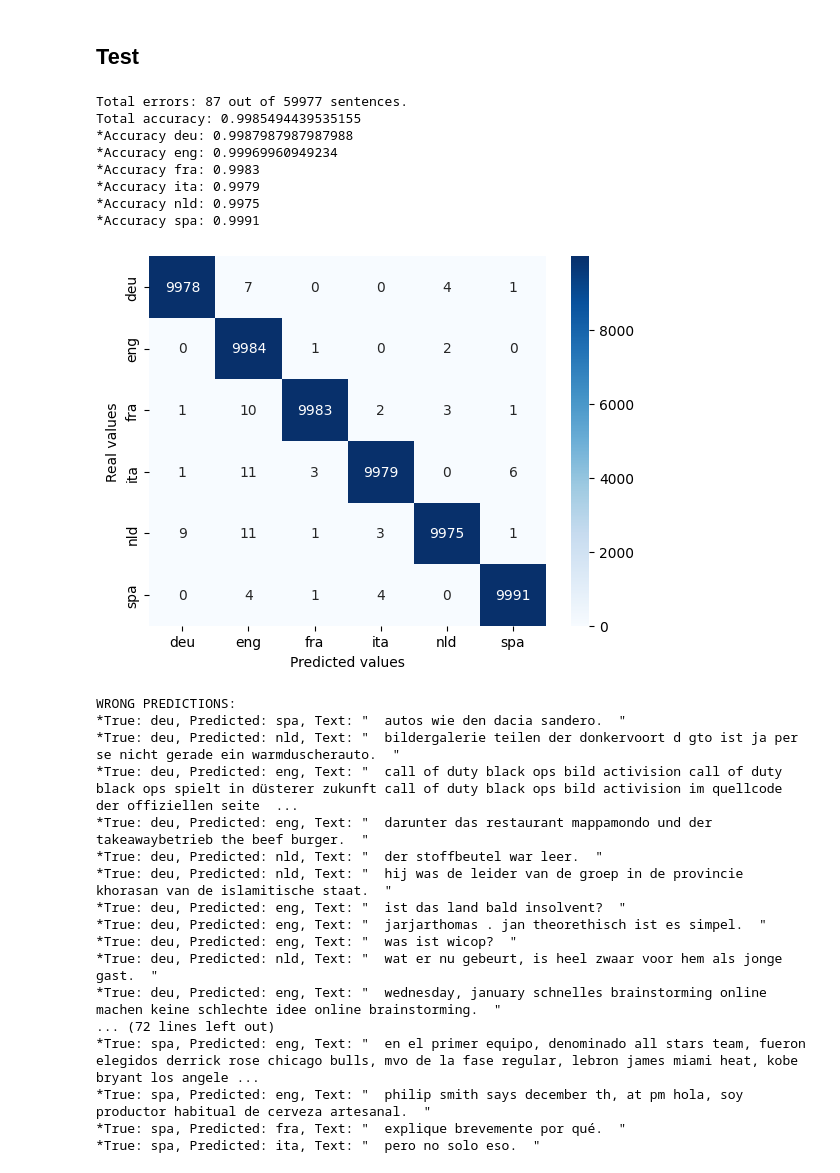
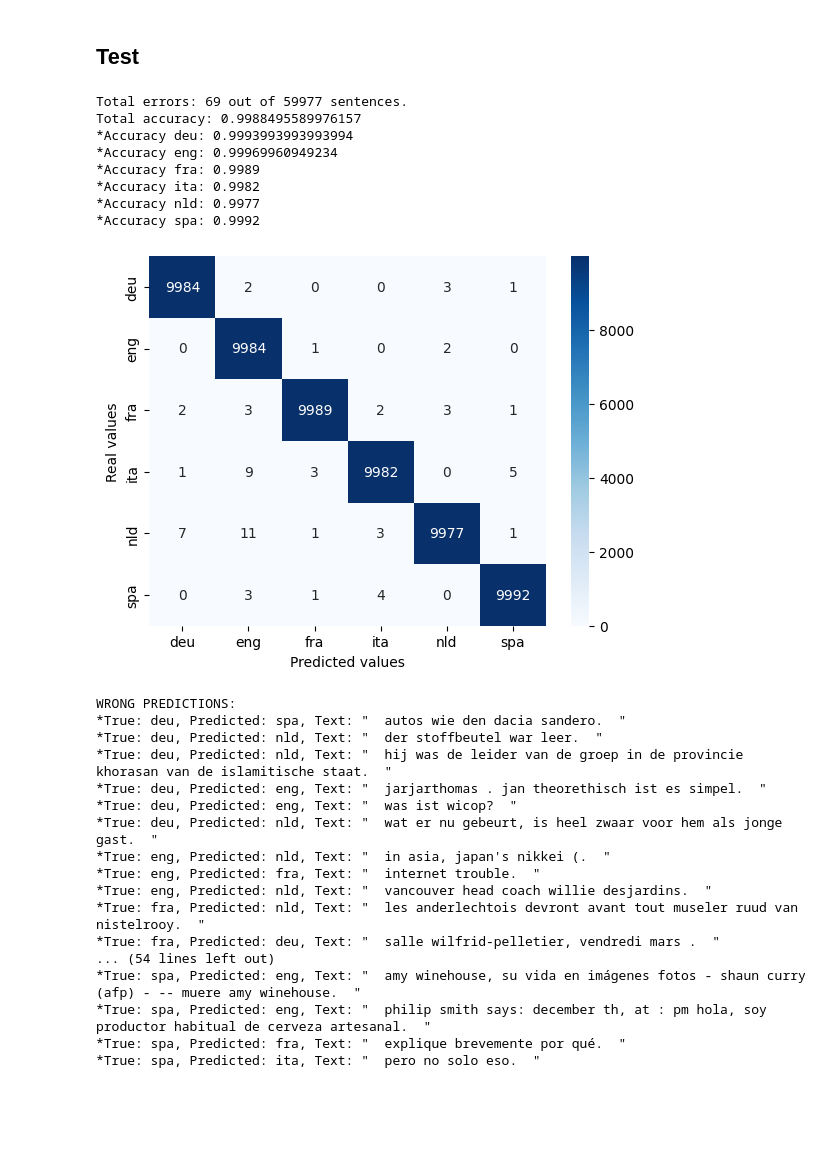
Before and after one commit to caiselvas/language-identification, a Jupyter notebook: main.ipynb, the cells around one changed output. Cells and saved outputs as stored; diff of their text form; code cells hidden in the pictures; blank space fills up the shorter version.

Commit message:
MOD b_value, preprocessing

```diff
--- a/main.ipynb
+++ b/main.ipynb
@@ -36,0 +33,11 @@ totals = {key: sum(trigrams[key].values()) for key in trigrams.keys()}
+# %%
+totals = {key: sum(trigrams[key].values()) for key in trigrams.keys()}
+
+b_value_dict = {key: value ** 3 for key, value in unique_chars.items()} # Different b value for each language
+b_value_max = max(b_value_dict.values()) # Max b value. Same for all languages
+b_value_min = min(b_value_dict.values()) # Min b value. Same for all languages
+b_value_mean = int(round(np.mean(list(unique_chars.values())))) ** 3 # Mean b value. Same for all languages
+
+print('Max b value:', b_value_max, math.cbrt(b_value_max))
+print('Mean b value:', b_value_mean, math.cbrt(b_value_mean))
+print('Min b value:', b_value_min, math.cbrt(b_value_min))
@@ -37,6 +48,6 @@ totals = {key: sum(trigrams[key].values()) for key in trigrams.keys()}
 # %%
 # Test the Lidstone smoothing
-text = '  pero no solo eso.  '
+text = '  Prueba de ejemplo  '
 probs = []
 languages = {"deu": "Deutsch (German)",
              "eng": "English (English)",
@@ -181,7 +192,7 @@ for language in test.keys():
 		probs = []
 		sentence = "  "+sentence+"  " # Add spaces to the beginning and end of the sentence for better results
 		for lingua in trigrams.keys():
-			prob = probs_total(model=trigrams[lingua], text=sentence, b_value=b_value_dict[lingua], smooth=lidstone_smooth, param=0.5, total_trigrams=totals[lingua])
+			prob = probs_total(model=trigrams[lingua], text=sentence, b_value=b_value_mean, smooth=linear_discounting, param=0.25, total_trigrams=totals[lingua])
 			probs.append((lingua, prob))
 		max_prob = max(probs, key = lambda x: x[1])
 		predictions[language].append(max_prob[0])
@@ -189,55 +200,55 @@ for language in test.keys():
 			prediction_errors_list.append({"text": sentence, "true": language, "pred": max_prob[0]})
 
 # Calculate accuracy
 correct_predictions = {language: sum([1 for pred in predictions[language] if pred == language]) for language in test.keys()}
 total_accuracy = sum(correct_predictions.values()) / sum([len(value) for value in test.values()])
 
 # Print results
 print(f"Total errors: {len(prediction_errors_list)} out of {sum([len(value) for value in test.values()])} sentences.")
 print(f"Total accuracy: {total_accuracy}")
 for language, correct in correct_predictions.items():
 	print(f"*Accuracy {language}: {correct / len(test[language])}")
 
 # Confusion matrix
 language_names = [language for language in test.keys()]
 
 cm = confusion_matrix(y_true=[language for language in test.keys() for _ in range(len(test[language]))],
 					  y_pred=[pred for language in test.keys() for pred in predictions[language]],
 					  labels=language_names)
 
 sns.heatmap(data=cm, annot=True, fmt="d", xticklabels=language_names, yticklabels=language_names, cmap="Blues")
 plt.xlabel('Predicted values')
 plt.ylabel('Real values')
 plt.show()
 
 # Print the errors
 print("WRONG PREDICTIONS:")
 for error in prediction_errors_list:
 	print(f"*True: {error['true']}, Predicted: {error['pred']}, Text: \"{error['text']}\"")
 # %% [output]
-Total errors: 87 out of 59977 sentences.
-Total accuracy: 0.9985494439535155
-*Accuracy deu: 0.9987987987987988
+Total errors: 69 out of 59977 sentences.
+Total accuracy: 0.9988495589976157
+*Accuracy deu: 0.9993993993993994
 *Accuracy eng: 0.99969960949234
-*Accuracy fra: 0.9983
-*Accuracy ita: 0.9979
-*Accuracy nld: 0.9975
-*Accuracy spa: 0.9991
+*Accuracy fra: 0.9989
+*Accuracy ita: 0.9982
+*Accuracy nld: 0.9977
+*Accuracy spa: 0.9992
-[figure, old version]
+[figure, new version]
 WRONG PREDICTIONS:
 *True: deu, Predicted: spa, Text: "  autos wie den dacia sandero.  "
-*True: deu, Predicted: nld, Text: "  bildergalerie teilen der donkervoort d gto ist ja per se nicht gerade ein warmduscherauto.  "
-*True: deu, Predicted: eng, Text: "  call of duty black ops bild activision call of duty black ops spielt in düsterer zukunft call of duty black ops bild activision im quellcode der offiziellen seite  ...
-*True: deu, Predicted: eng, Text: "  darunter das restaurant mappamondo und der takeawaybetrieb the beef burger.  "
 *True: deu, Predicted: nld, Text: "  der stoffbeutel war leer.  "
 *True: deu, Predicted: nld, Text: "  hij was de leider van de groep in de provincie khorasan van de islamitische staat.  "
-*True: deu, Predicted: eng, Text: "  ist das land bald insolvent?  "
 *True: deu, Predicted: eng, Text: "  jarjarthomas . jan theorethisch ist es simpel.  "
 *True: deu, Predicted: eng, Text: "  was ist wicop?  "
 *True: deu, Predicted: nld, Text: "  wat er nu gebeurt, is heel zwaar voor hem als jonge gast.  "
-*True: deu, Predicted: eng, Text: "  wednesday, january schnelles brainstorming online machen keine schlechte idee online brainstorming.  "
-... (72 lines left out)
-*True: spa, Predicted: eng, Text: "  en el primer equipo, denominado all stars team, fueron elegidos derrick rose chicago bulls, mvo de la fase regular, lebron james miami heat, kobe bryant los angele ...
-*True: spa, Predicted: eng, Text: "  philip smith says december th, at pm hola, soy productor habitual de cerveza artesanal.  "
+*True: eng, Predicted: nld, Text: "  in asia, japan's nikkei (.  "
+*True: eng, Predicted: fra, Text: "  internet trouble.  "
+*True: eng, Predicted: nld, Text: "  vancouver head coach willie desjardins.  "
+*True: fra, Predicted: nld, Text: "  les anderlechtois devront avant tout museler ruud van nistelrooy.  "
+*True: fra, Predicted: deu, Text: "  salle wilfrid-pelletier, vendredi mars .  "
+... (54 lines left out)
+*True: spa, Predicted: eng, Text: "  amy winehouse, su vida en imágenes fotos - shaun curry (afp) - -- muere amy winehouse.  "
+*True: spa, Predicted: eng, Text: "  philip smith says: december th, at : pm hola, soy productor habitual de cerveza artesanal.  "
 *True: spa, Predicted: fra, Text: "  explique brevemente por qué.  "
 *True: spa, Predicted: ita, Text: "  pero no solo eso.  "
```
Also changed, not shown: parts of 4 cells of this notebook, 7 other files.
